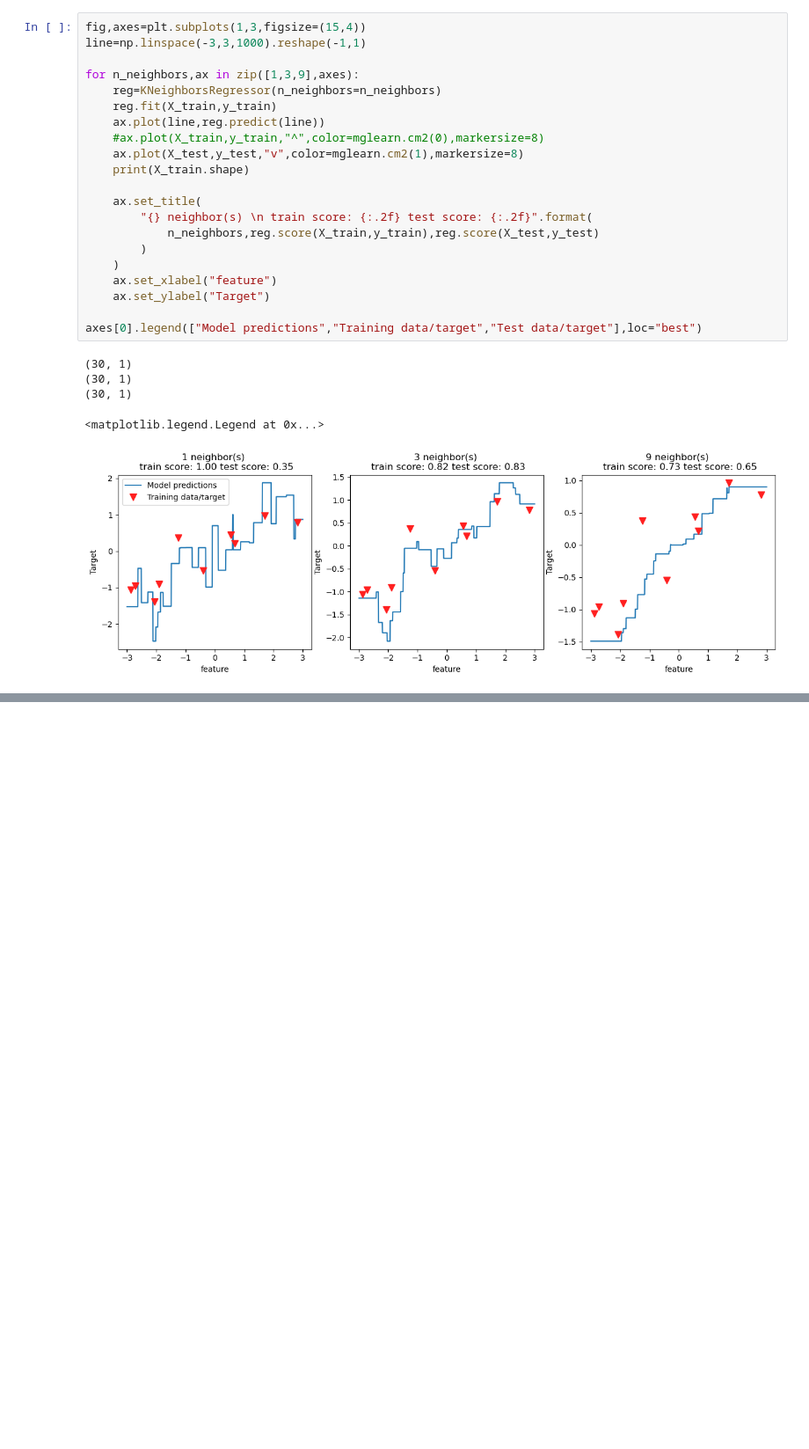
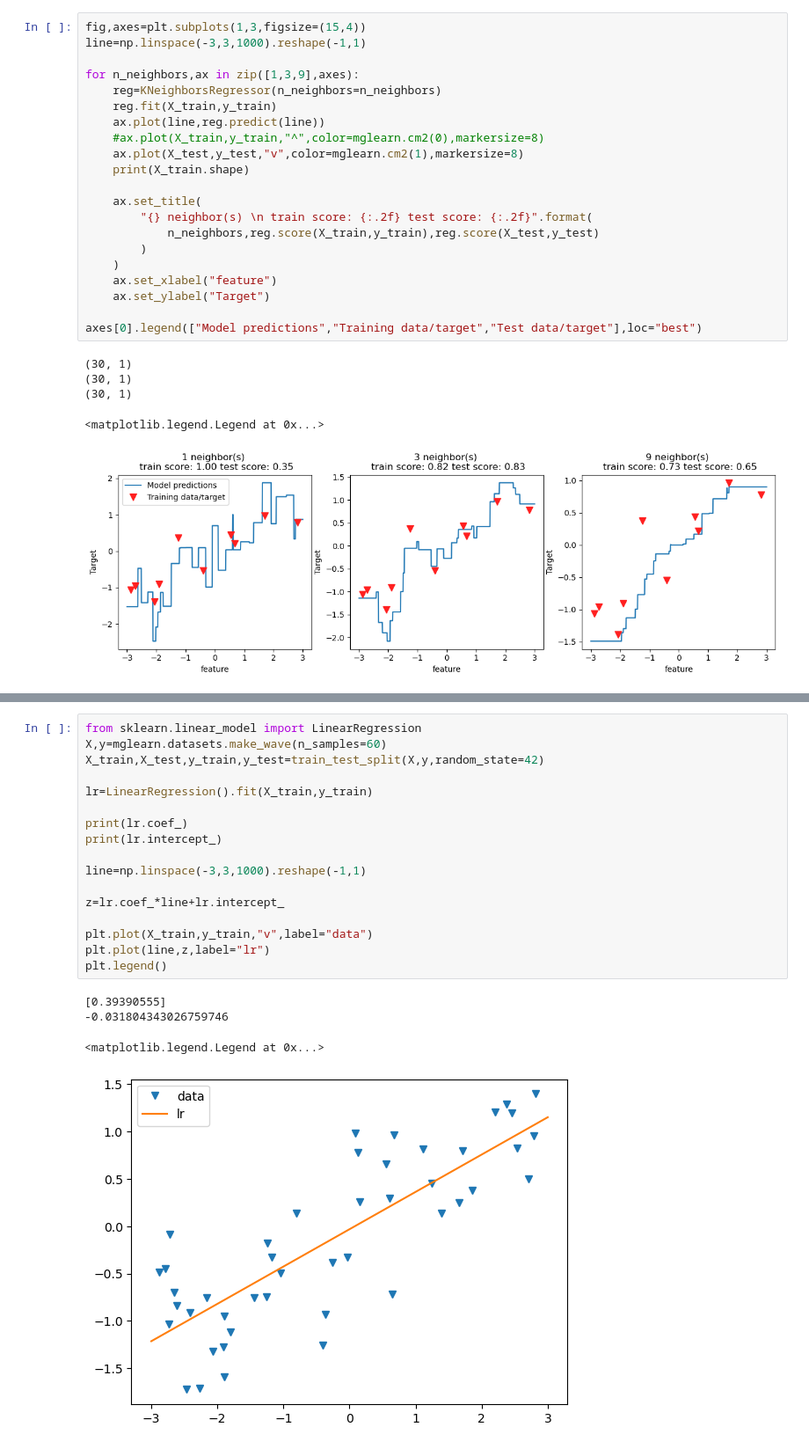
Before and after one commit to sukesantsu0930/AI_practice, a Jupyter notebook: scikit_learn_textbook.ipynb, the cells around one changed output, grey strips where cells are left out. Shown at 88% size. Cells and saved outputs as stored; diff of their text form; blank space fills up the shorter version.

```diff
--- a/scikit_learn_textbook.ipynb
+++ b/scikit_learn_textbook.ipynb
@@ -334,0 +340,22 @@ axes[0].legend(["Model predictions","Training data/target","Test data/target"],l
+# %%
+from sklearn.linear_model import LinearRegression
+X,y=mglearn.datasets.make_wave(n_samples=60)
+X_train,X_test,y_train,y_test=train_test_split(X,y,random_state=42)
+
+lr=LinearRegression().fit(X_train,y_train)
+
+print(lr.coef_)
+print(lr.intercept_)
+
+line=np.linspace(-3,3,1000).reshape(-1,1)
+
+z=lr.coef_*line+lr.intercept_
+
+plt.plot(X_train,y_train,"v",label="data")
+plt.plot(line,z,label="lr")
+plt.legend()
+# %% [output]
+[0.39390555]
+-0.031804343026759746
+<matplotlib.legend.Legend at 0x...>
+[figure, added]
```
Also changed, not shown: parts of 16 cells of this notebook, 52 other files.
